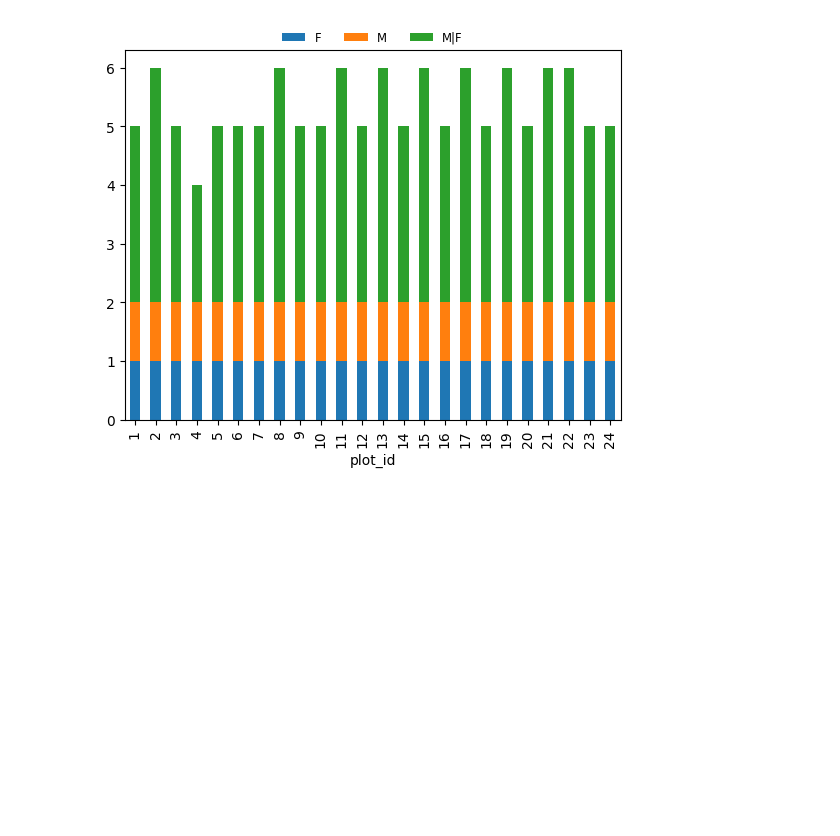
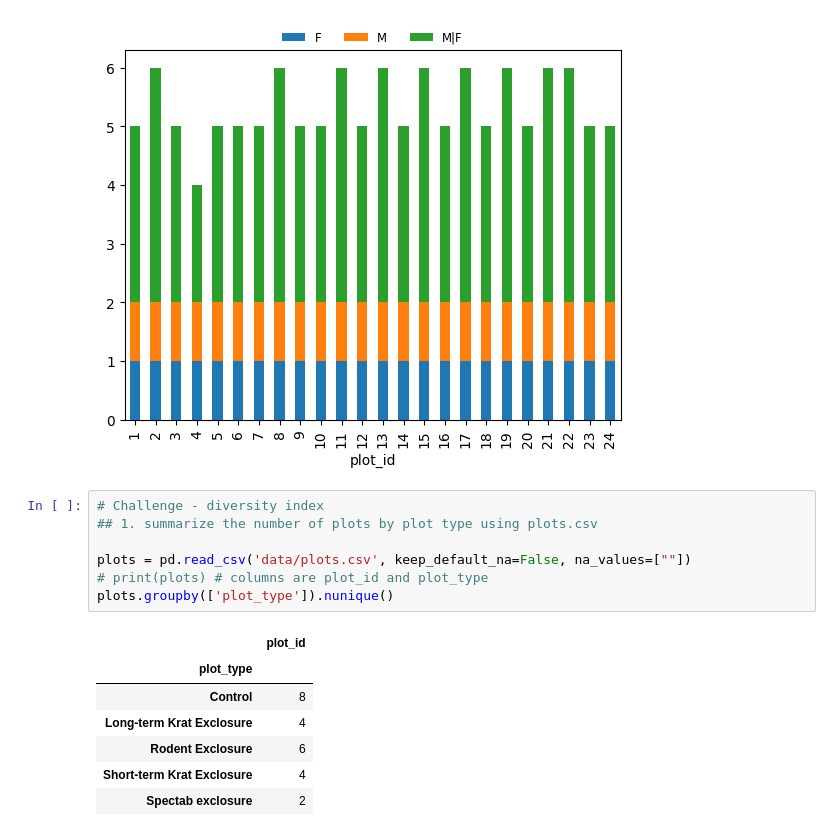
Before and after one commit to meelyn-pandit/sw-python-ecology-lesson, a Jupyter notebook: src/lesson06-combining-dataframes-with-pandas.ipynb, the cells around one changed output. Drawn from its saved outputs; the diff is of its cells as text; blank space fills up the shorter version.

```diff
--- a/src/lesson06-combining-dataframes-with-pandas.ipynb
+++ b/src/lesson06-combining-dataframes-with-pandas.ipynb
@@ -334,3 +334,18 @@ plt.legend(loc='upper center', ncol=3, bbox_to_anchor=(0.5, 1.08), fontsize='sma
 # %% [output]
 <matplotlib.legend.Legend at 0x...>
 [figure]
+# %%
+# Challenge - diversity index
+## 1. summarize the number of plots by plot type using plots.csv
+
+plots = pd.read_csv('data/plots.csv', keep_default_na=False, na_values=[""])
+# print(plots) # columns are plot_id and plot_type
+plots.groupby(['plot_type']).nunique()
+# %% [output]
+|  | plot_id |
+| plot_type |  |
+| Control | 8 |
+| Long-term Krat Exclosure | 4 |
+| Rodent Exclosure | 6 |
+| Short-term Krat Exclosure | 4 |
+| Spectab exclosure | 2 |
```
Also changed, not shown: parts of 1 cell of this notebook.
